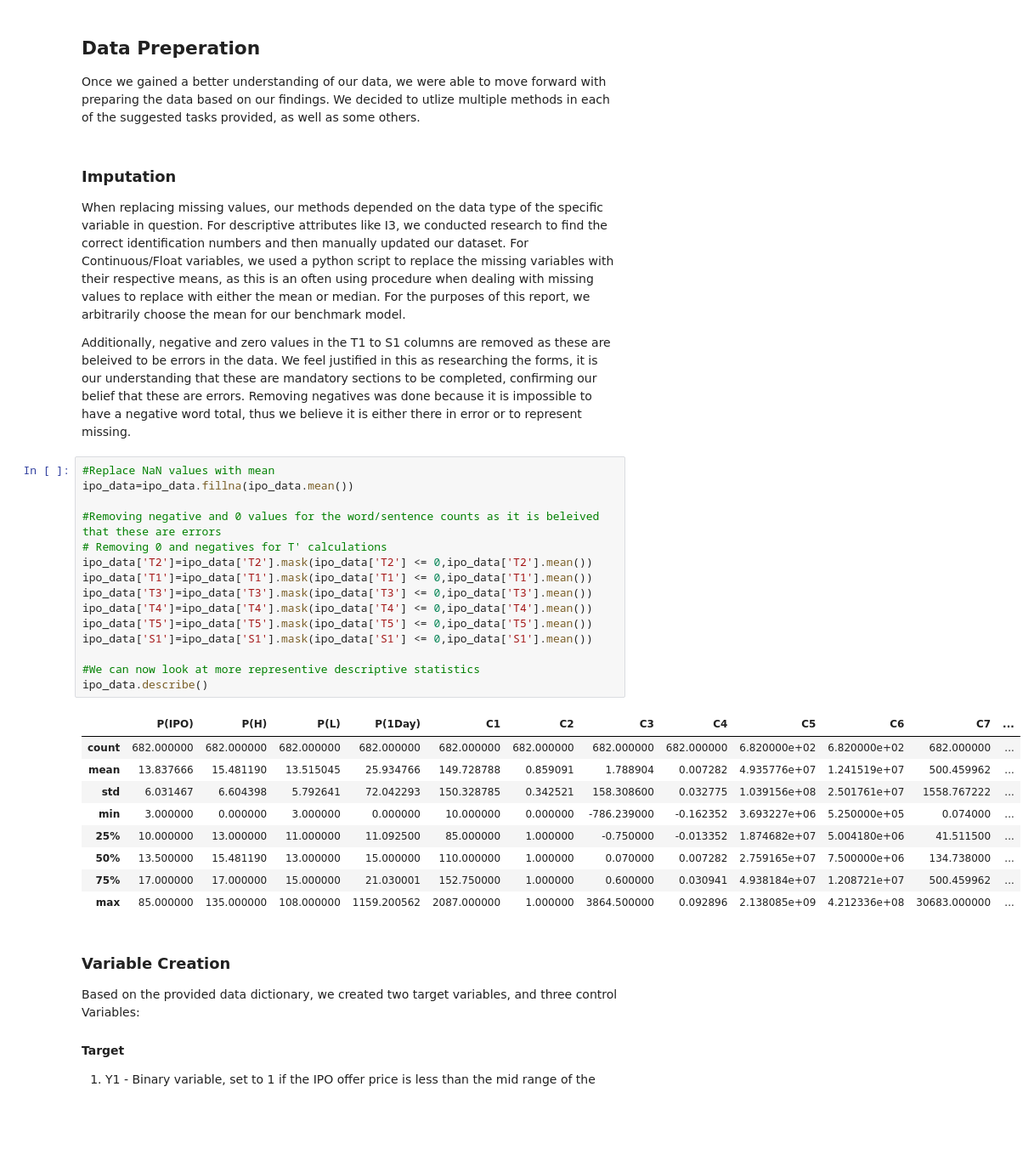
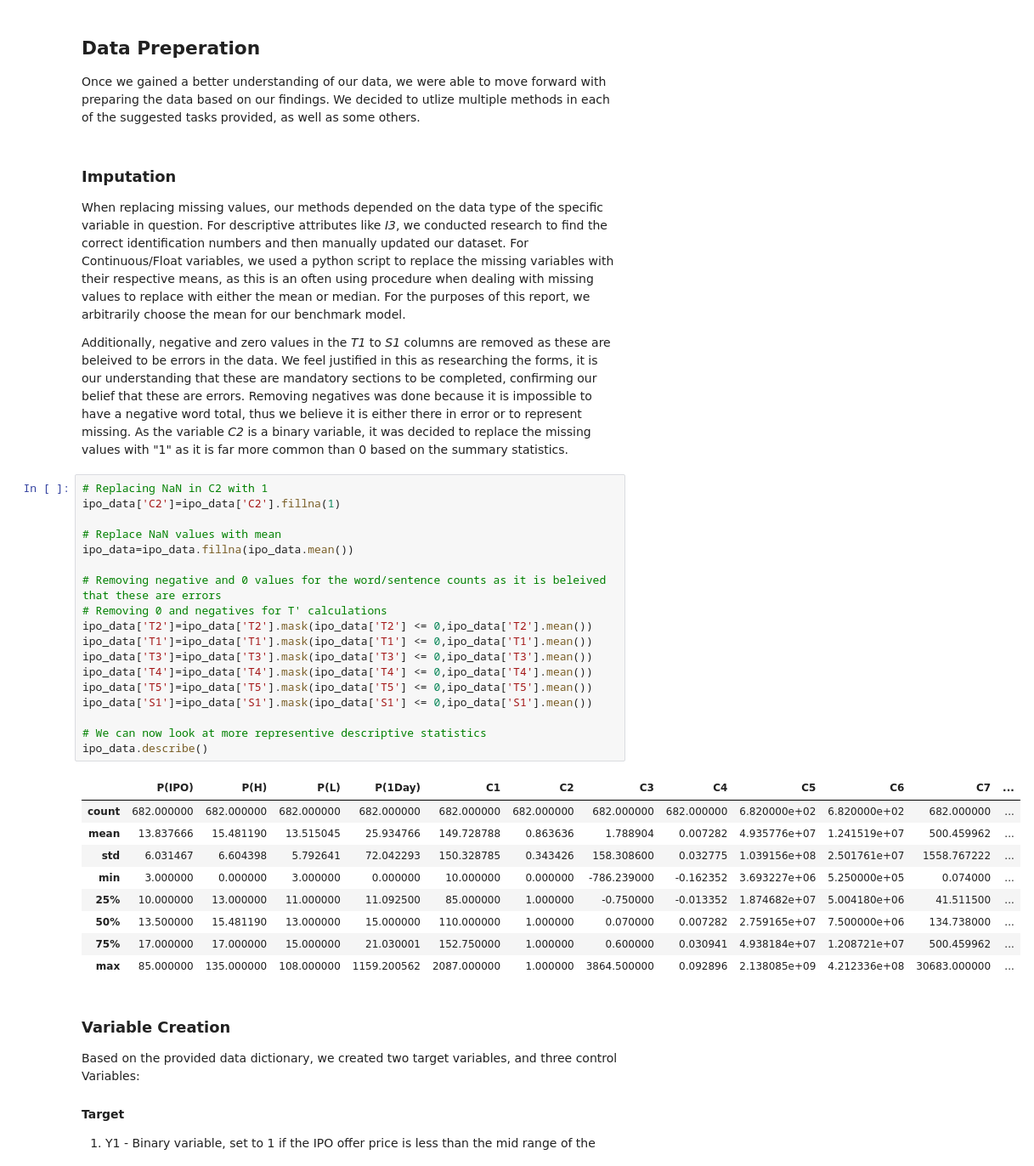
Before and after one commit to ConorFeeney/IS540-Code, a Jupyter notebook: Python for Comp 1/Milestone Report.ipynb, the cells around one changed output. Shown at 85% size. Cells and saved outputs as stored; diff of their text form; blank space fills up the shorter version.

Commit message:
Upated Milestone and Model fieles

```diff
--- a/Python for Comp 1/Milestone Report.ipynb
+++ b/Python for Comp 1/Milestone Report.ipynb
@@ -68,29 +130,32 @@ These immediate takeaways gave us a better foundation of where our data stood, a
 Once we gained a better understanding of our data, we were able to move forward with preparing the data based on our findings. We decided to utlize multiple methods in each of the suggested tasks provided, as well as some others.
 # %% [markdown]
 ### Imputation
-When replacing missing values, our methods depended on the data type of the specific variable in question. For descriptive attributes like I3, we conducted research to find the correct identification numbers and then manually updated our dataset. For Continuous/Float variables, we used a python script to replace the missing variables with their respective means, as this is an often using procedure when dealing with missing values to replace with either the mean or median. For the purposes of this report, we arbitrarily choose the mean for our benchmark model.
+When replacing missing values, our methods depended on the data type of the specific variable in question. For descriptive attributes like *I3*, we conducted research to find the correct identification numbers and then manually updated our dataset. For Continuous/Float variables, we used a python script to replace the missing variables with their respective means, as this is an often using procedure when dealing with missing values to replace with either the mean or median. For the purposes of this report, we arbitrarily choose the mean for our benchmark model.
 
-Additionally, negative and zero values in the T1 to S1 columns are removed as these are beleived to be errors in the data. We feel justified in this as researching the forms, it is our understanding that these are mandatory sections to be completed, confirming our belief that these are errors. Removing negatives was done because it is impossible to have a negative word total, thus we believe it is either there in error or to represent missing.
+Additionally, negative and zero values in the *T1* to *S1* columns are removed as these are beleived to be errors in the data. We feel justified in this as researching the forms, it is our understanding that these are mandatory sections to be completed, confirming our belief that these are errors. Removing negatives was done because it is impossible to have a negative word total, thus we believe it is either there in error or to represent missing. As the variable *C2* is a binary variable, it was decided to replace the missing values with "1" as it is far more common than 0 based on the summary statistics.
 # %%
-#Replace NaN values with mean
+# Replacing NaN in C2 with 1
+ipo_data['C2']=ipo_data['C2'].fillna(1)
+
+# Replace NaN values with mean
 ipo_data=ipo_data.fillna(ipo_data.mean())
 
-#Removing negative and 0 values for the word/sentence counts as it is beleived that these are errors
+# Removing negative and 0 values for the word/sentence counts as it is beleived that these are errors
 # Removing 0 and negatives for T' calculations
 ipo_data['T2']=ipo_data['T2'].mask(ipo_data['T2'] <= 0,ipo_data['T2'].mean())
 ipo_data['T1']=ipo_data['T1'].mask(ipo_data['T1'] <= 0,ipo_data['T1'].mean())
 ipo_data['T3']=ipo_data['T3'].mask(ipo_data['T3'] <= 0,ipo_data['T3'].mean())
 ipo_data['T4']=ipo_data['T4'].mask(ipo_data['T4'] <= 0,ipo_data['T4'].mean())
 ipo_data['T5']=ipo_data['T5'].mask(ipo_data['T5'] <= 0,ipo_data['T5'].mean())
 ipo_data['S1']=ipo_data['S1'].mask(ipo_data['S1'] <= 0,ipo_data['S1'].mean())
 
-#We can now look at more representive descriptive statistics
+# We can now look at more representive descriptive statistics
 ipo_data.describe()
 # %% [output]
 |  | P(IPO) | P(H) | P(L) | P(1Day) | C1 | C2 | C3 | C4 | C5 | C6 | C7 | ... |
 | count | 682.000000 | 682.000000 | 682.000000 | 682.000000 | 682.000000 | 682.000000 | 682.000000 | 682.000000 | 6.820000e+02 | 6.820000e+02 | 682.000000 | ... |
-| mean | 13.837666 | 15.481190 | 13.515045 | 25.934766 | 149.728788 | 0.859091 | 1.788904 | 0.007282 | 4.935776e+07 | 1.241519e+07 | 500.459962 | ... |
-| std | 6.031467 | 6.604398 | 5.792641 | 72.042293 | 150.328785 | 0.342521 | 158.308600 | 0.032775 | 1.039156e+08 | 2.501761e+07 | 1558.767222 | ... |
+| mean | 13.837666 | 15.481190 | 13.515045 | 25.934766 | 149.728788 | 0.863636 | 1.788904 | 0.007282 | 4.935776e+07 | 1.241519e+07 | 500.459962 | ... |
+| std | 6.031467 | 6.604398 | 5.792641 | 72.042293 | 150.328785 | 0.343426 | 158.308600 | 0.032775 | 1.039156e+08 | 2.501761e+07 | 1558.767222 | ... |
 | min | 3.000000 | 0.000000 | 3.000000 | 0.000000 | 10.000000 | 0.000000 | -786.239000 | -0.162352 | 3.693227e+06 | 5.250000e+05 | 0.074000 | ... |
 | 25% | 10.000000 | 13.000000 | 11.000000 | 11.092500 | 85.000000 | 1.000000 | -0.750000 | -0.013352 | 1.874682e+07 | 5.004180e+06 | 41.511500 | ... |
 | 50% | 13.500000 | 15.481190 | 13.000000 | 15.000000 | 110.000000 | 1.000000 | 0.070000 | 0.007282 | 2.759165e+07 | 7.500000e+06 | 134.738000 | ... |
```
Also changed, not shown: parts of 13 cells of this notebook, 2 other files.
